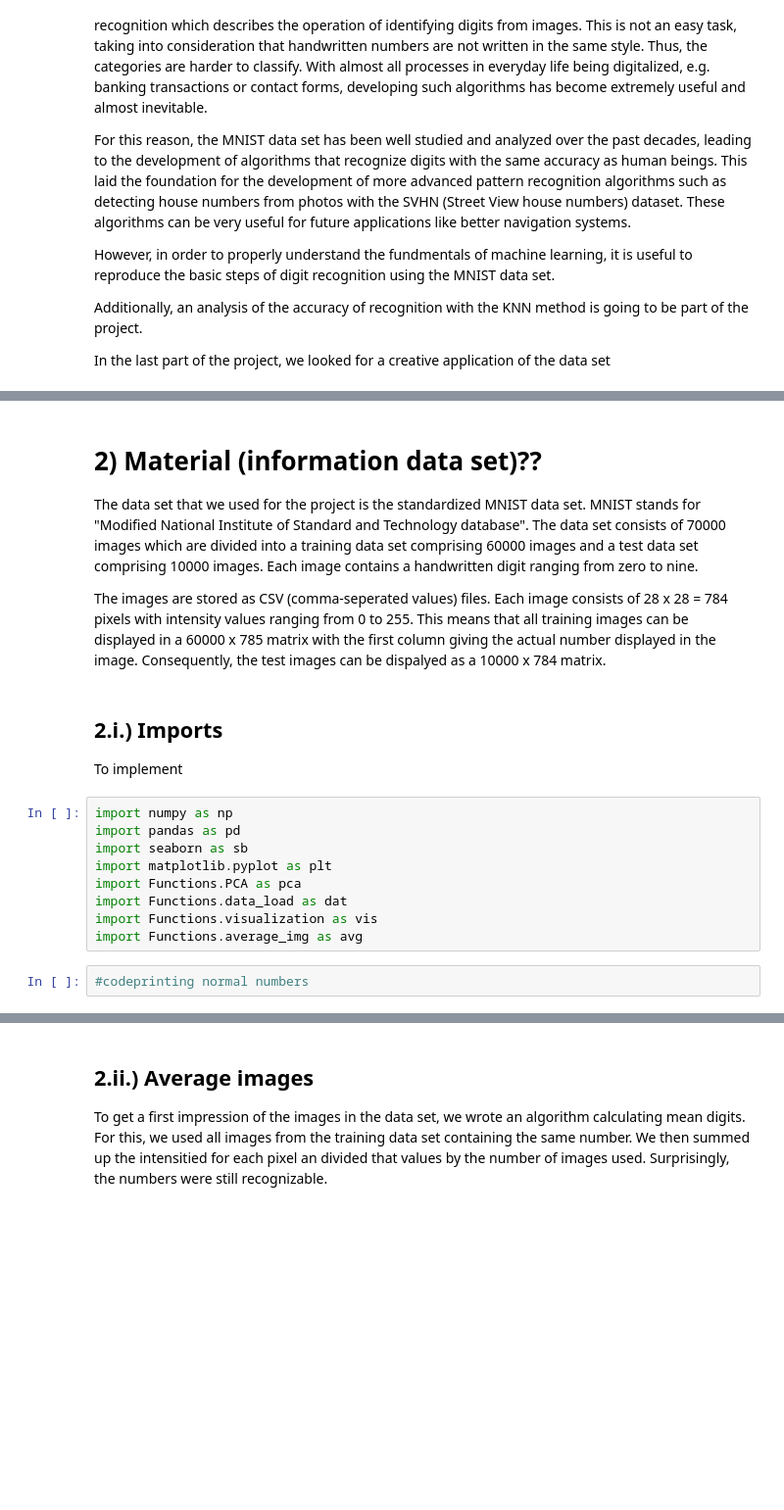
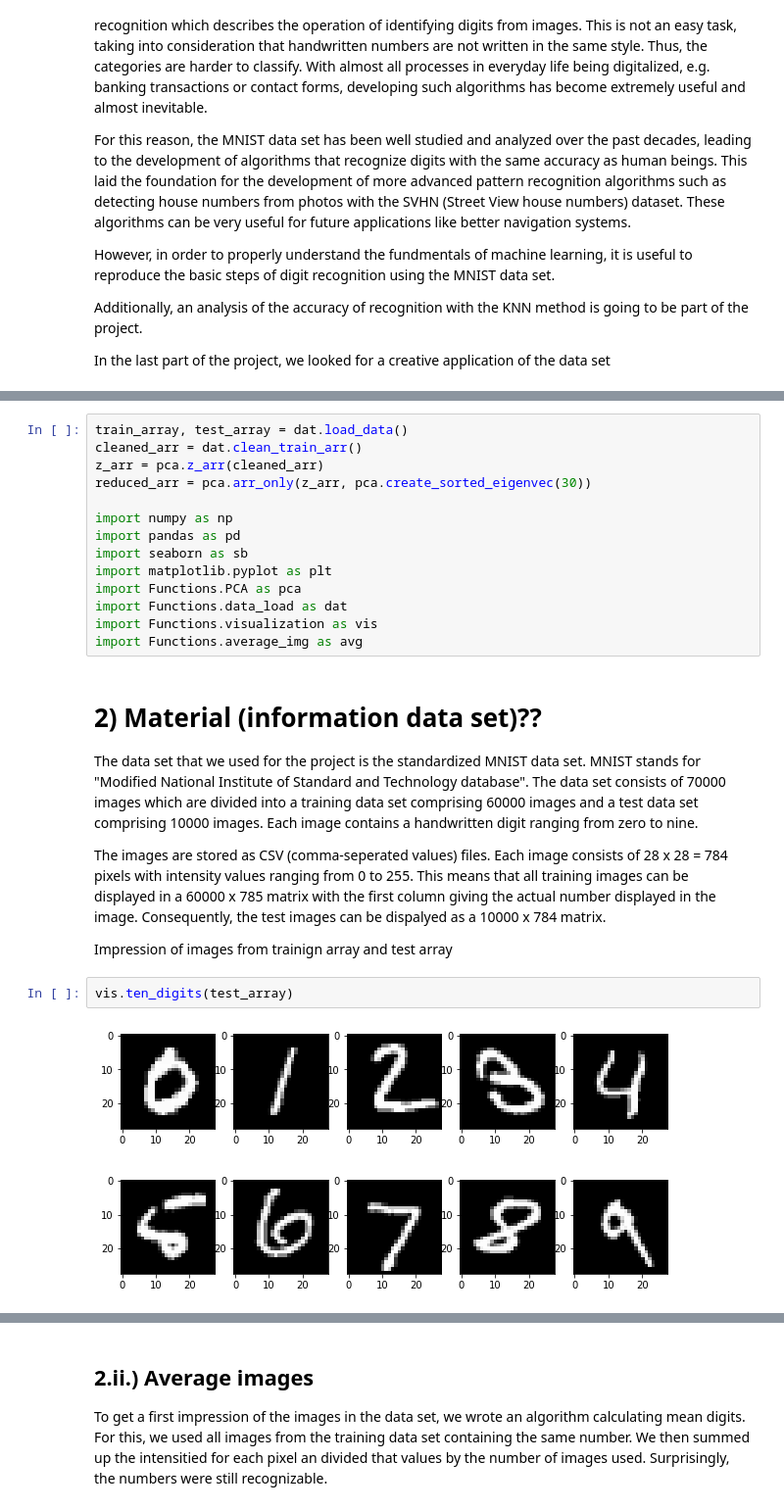
Before and after one commit to datascience-mobi-2022/2022-topic-01-team-02, a Jupyter notebook: Report.ipynb, the cells around one changed output, grey strips where cells are left out. Shown: that part at 98% size. Cells and saved outputs as stored; diff of their text form; blank space fills up the shorter version.

Commit message:
Report visualizations

```diff
--- a/Report.ipynb
+++ b/Report.ipynb
@@ -36,19 +39,25 @@ In the last part of the project, we looked for a creative application of the dat
+# %%
+train_array, test_array = dat.load_data()
+cleaned_arr = dat.clean_train_arr()
+z_arr = pca.z_arr(cleaned_arr)
+reduced_arr = pca.arr_only(z_arr, pca.create_sorted_eigenvec(30))
+
+import numpy as np
+import pandas as pd
+import seaborn as sb
+import matplotlib.pyplot as plt
+import Functions.PCA as pca
+import Functions.data_load as dat
+import Functions.visualization as vis
+import Functions.average_img as avg
 # %% [markdown]
 # 2) Material (information data set)??
 The data set that we used for the project is the standardized MNIST data set. MNIST stands for "Modified National Institute of Standard and Technology database". The data set consists of 70000 images which are divided into a training data set comprising 60000 images and a test data set comprising 10000 images. Each image contains a handwritten digit ranging from zero to nine.
 
 The images are stored as CSV (comma-seperated values) files. Each image consists of 28 x 28 = 784 pixels with intensity values ranging from 0 to 255. This means that all training images can be displayed in a 60000 x 785 matrix with the first column giving the actual number displayed in the image. Consequently, the test images can be dispalyed as a 10000 x 784 matrix.
+
+Impression of images from trainign array and test array
-# %% [markdown]
-## 2.i.) Imports
-To implement
-# %%
-import numpy as np
-import pandas as pd
-import seaborn as sb
-import matplotlib.pyplot as plt
-import Functions.PCA as pca
-import Functions.data_load as dat
-import Functions.visualization as vis
-import Functions.average_img as avg
-# %%
-#codeprinting normal numbers
+# %%
+vis.ten_digits(test_array)
+# %% [output]
+[figure, added]
```
Also changed, not shown: parts of 6 cells of this notebook.
